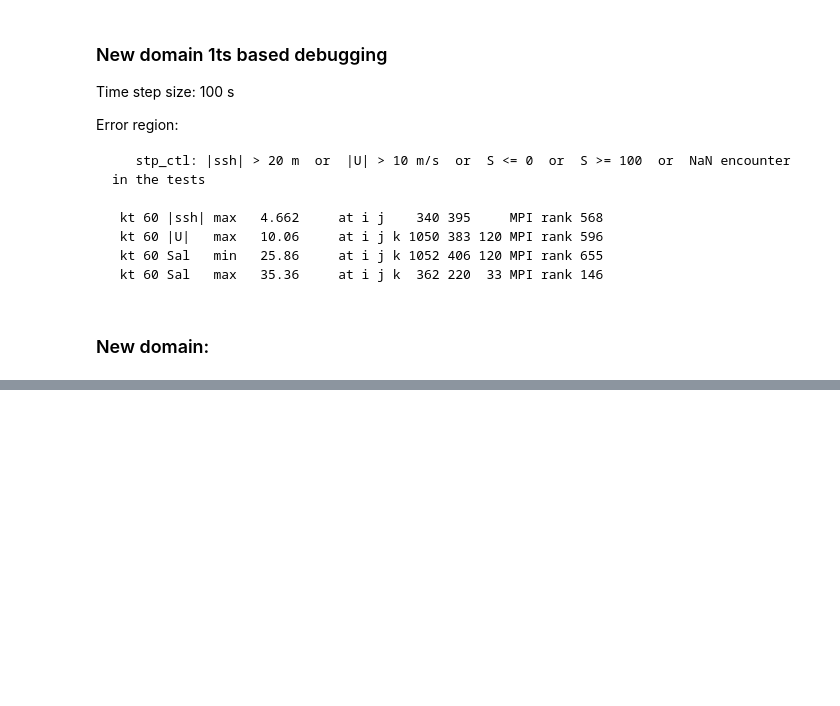
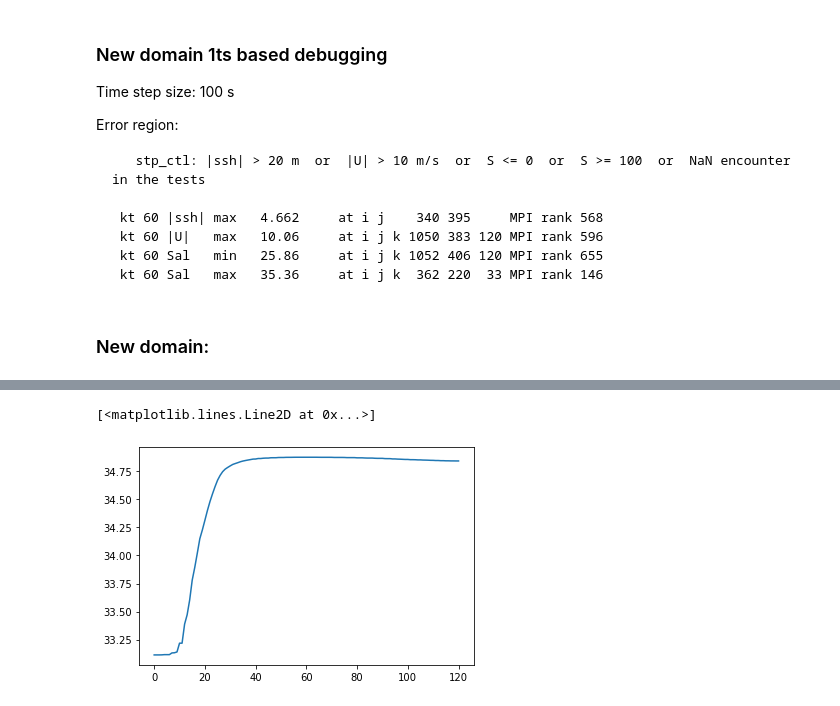
Before and after one commit to brogalla/analysis-birgal, a Jupyter notebook: nemo_config_setup/debugging.ipynb, the cells around one changed output, grey strips where cells are left out. Drawn from its saved outputs; the diff is of its cells as text; code cells hidden in the pictures; blank space fills up the shorter version.

```diff
--- a/nemo_config_setup/debugging.ipynb
+++ b/nemo_config_setup/debugging.ipynb
@@ -542,12 +547,18 @@ st        = xr.open_dataset(f'{IC_folder}SOSE-THETA-initial-conditions-20240123.
 ss        = xr.open_dataset(f'{IC_folder}SOSE-SALT-initial-conditions-20240123.nc')
 st_new    = st.THETA.values[np.newaxis, ...]
 ss_new    = ss.SALT.values[np.newaxis, ...]
-st_new[np.isnan(st_new)] = 9999
-ss_new[np.isnan(ss_new)] = 9999
-ss_new[ss_new==0]        = 9999
+# st_new[np.isnan(st_new)] =  0 #9999
+# ss_new[np.isnan(ss_new)] =  10 #9999
+# ss_new[ss_new==0]        =  10 #9999
+# ss_new[0,-1,:,:]         =  ss_new[0,-2,:,:]
+st_new[np.isnan(st_new)] =  9999
+ss_new[np.isnan(ss_new)] =  9999
+ss_new[ss_new==0]        =  9999
+st_new[(nemo_mask_ds.tmask.values == 0)] = 0
+ss_new[(nemo_mask_ds.tmask.values == 0)] = 0
 
 stn             = st.drop_vars(['THETA'])
 stn['votemper'] = ('time_counter','deptht','y','x'), st_new
 stn['vosaline'] = ('time_counter','deptht','y','x'), ss_new
 stn             = stn.assign_coords({'time_counter':xr.open_dataset(f'{IC_folder}istate_TS.nc').time_counter})
-stn.to_netcdf(f'{IC_folder}SOSE_istate_TS_20240123.nc', unlimited_dims='time_counter')
+# stn.to_netcdf(f'{IC_folder}SOSE_istate_TS_20240123.nc', unlimited_dims='time_counter')
@@ -554,3 +660,8 @@ stn.to_netcdf(f'{IC_folder}SOSE_istate_TS_20240123.nc', unlimited_dims='time_cou
+# %%
+plt.plot(ss_new[0,:,394,1054])
+# %% [output]
+[<matplotlib.lines.Line2D at 0x...>]
+[figure, added]
 # %%
 # fill NaN and small values in new initial conditions with zeros
 sic     = xr.open_dataset(f'{IC_folder}SOSE-SeaIceArea-initial-conditions-20240123.nc')
```
Also changed, not shown: parts of 8 cells of this notebook.
